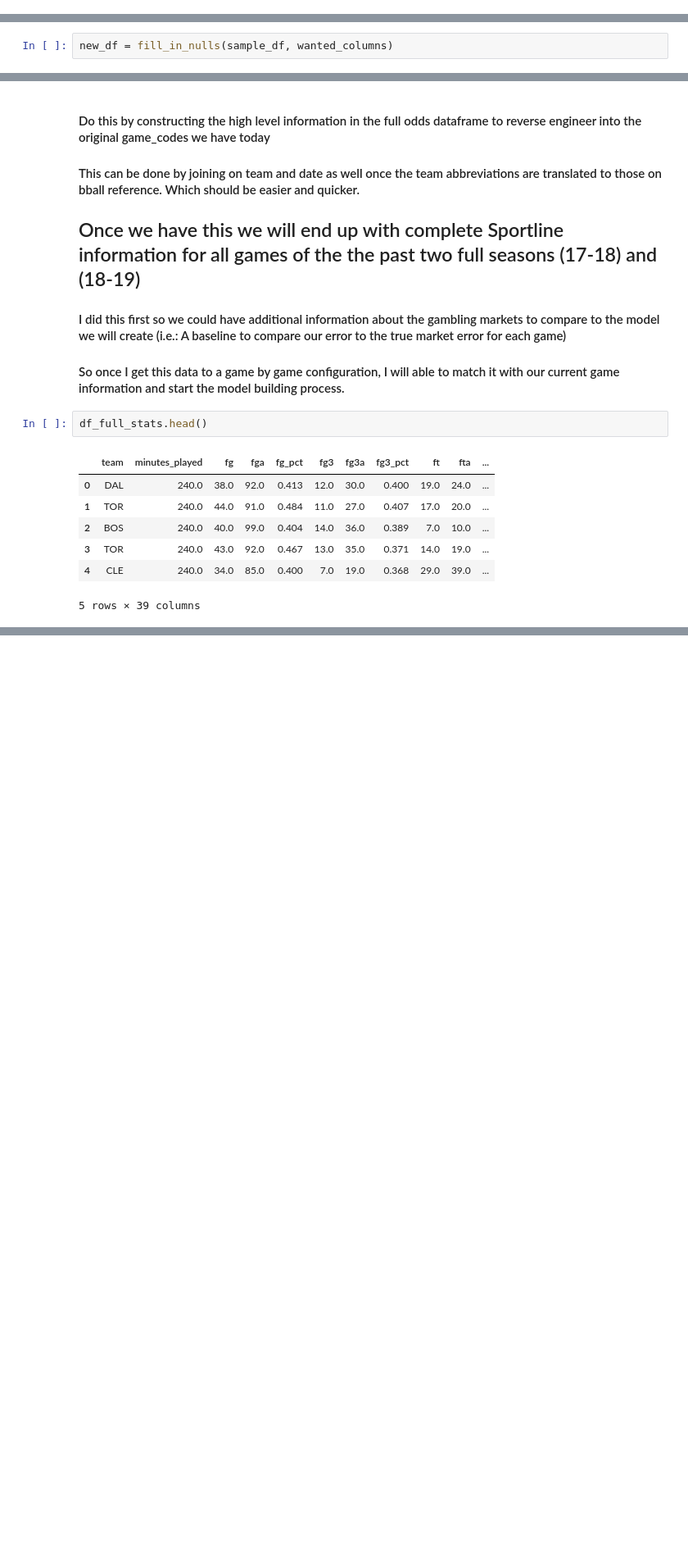
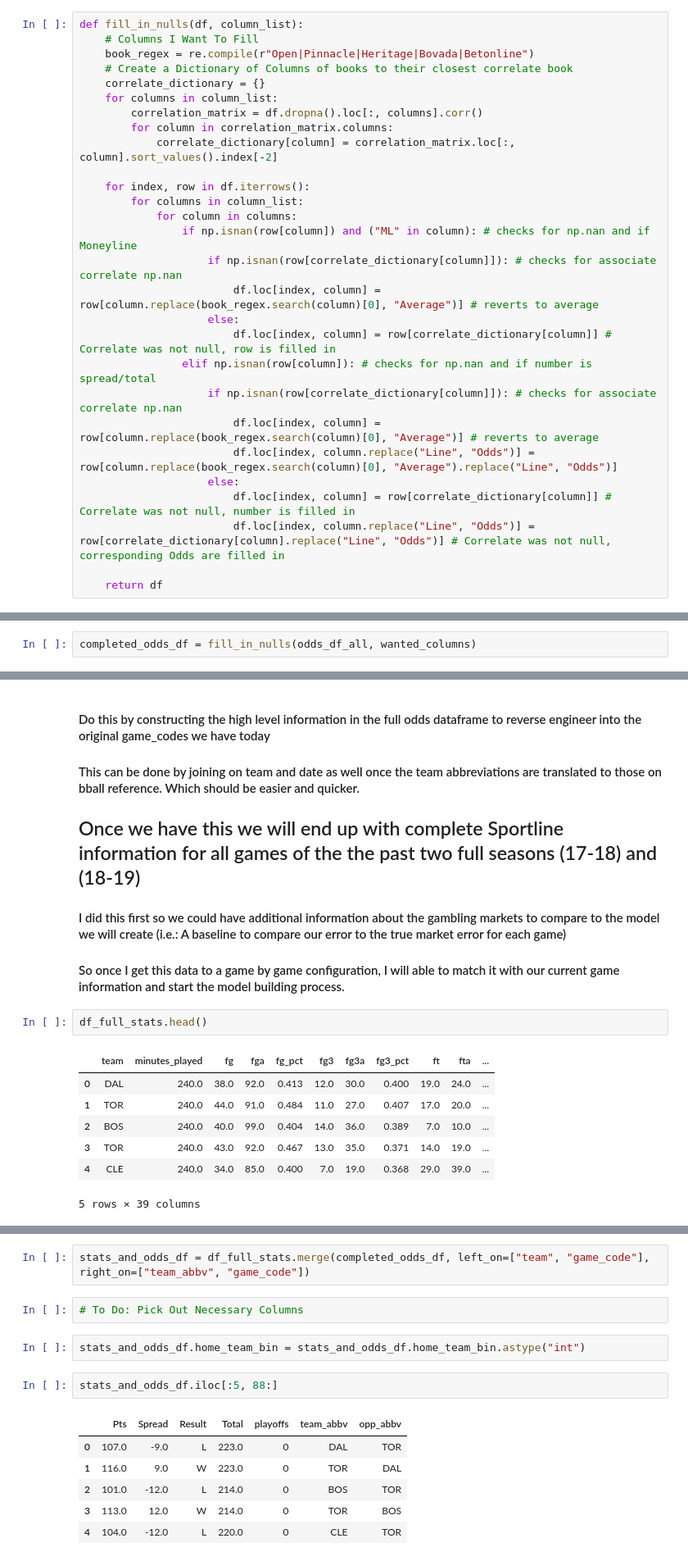
Before and after one commit to kyle-rgb/NBA_Sportsbook_Project, a Jupyter notebook: notebooks/Transforming_Stage.ipynb, the cells around one changed output, grey strips where cells are left out. Shown at 82% size. Cells and saved outputs as stored; diff of their text form; blank space fills up the shorter version.

```diff
--- a/notebooks/Transforming_Stage.ipynb
+++ b/notebooks/Transforming_Stage.ipynb
@@ -1743,8 +1323,36 @@ memory usage: 2.4+ MB
+# %%
+def fill_in_nulls(df, column_list):
+    # Columns I Want To Fill
+    book_regex = re.compile(r"Open|Pinnacle|Heritage|Bovada|Betonline")
+    # Create a Dictionary of Columns of books to their closest correlate book
+    correlate_dictionary = {}
+    for columns in column_list:
+        correlation_matrix = df.dropna().loc[:, columns].corr()
+        for column in correlation_matrix.columns:
+            correlate_dictionary[column] = correlation_matrix.loc[:, column].sort_values().index[-2]
+
+    for index, row in df.iterrows():
+        for columns in column_list:
+            for column in columns:
+                if np.isnan(row[column]) and ("ML" in column): # checks for np.nan and if Moneyline
+                    if np.isnan(row[correlate_dictionary[column]]): # checks for associate correlate np.nan
+                        df.loc[index, column] = row[column.replace(book_regex.search(column)[0], "Average")] # reverts to average
+                    else:
+                        df.loc[index, column] = row[correlate_dictionary[column]] # Correlate was not null, row is filled in
+                elif np.isnan(row[column]): # checks for np.nan and if number is spread/total
+                    if np.isnan(row[correlate_dictionary[column]]): # checks for associate correlate np.nan
+                        df.loc[index, column] = row[column.replace(book_regex.search(column)[0], "Average")] # reverts to average
+                        df.loc[index, column.replace("Line", "Odds")] = row[column.replace(book_regex.search(column)[0], "Average").replace("Line", "Odds")]
+                    else:
+                        df.loc[index, column] = row[correlate_dictionary[column]] # Correlate was not null, number is filled in
+                        df.loc[index, column.replace("Line", "Odds")] = row[correlate_dictionary[column].replace("Line", "Odds")] # Correlate was not null, corresponding Odds are filled in
+
+    return df
 # %%
 wanted_columns = [['Open_ML', 'Pinnacle_ML','Heritage_ML', 'Bovada_ML', 'Betonline_ML'],
  ['Open_Line_Spread', 'Pinnacle_Line_Spread',
  'Heritage_Line_Spread', 'Bovada_Line_Spread','Betonline_Line_Spread'],
  ['Open_Line_OU', 'Pinnacle_Line_OU','Heritage_Line_OU', 'Bovada_Line_OU','Betonline_Line_OU']]
 # %%
-new_df = fill_in_nulls(sample_df, wanted_columns)
+completed_odds_df = fill_in_nulls(odds_df_all, wanted_columns)
 # %%
@@ -1832,0 +1426,15 @@ new_df.head()
+# %%
+stats_and_odds_df = df_full_stats.merge(completed_odds_df, left_on=["team", "game_code"], right_on=["team_abbv", "game_code"])
+# %%
+# To Do: Pick Out Necessary Columns
+# %%
+stats_and_odds_df.home_team_bin = stats_and_odds_df.home_team_bin.astype("int")
+# %%
+stats_and_odds_df.iloc[:5, 88:]
+# %% [output]
+|  | Pts | Spread | Result | Total | playoffs | team_abbv | opp_abbv |
+| 0 | 107.0 | -9.0 | L | 223.0 | 0 | DAL | TOR |
+| 1 | 116.0 | 9.0 | W | 223.0 | 0 | TOR | DAL |
+| 2 | 101.0 | -12.0 | L | 214.0 | 0 | BOS | TOR |
+| 3 | 113.0 | 12.0 | W | 214.0 | 0 | TOR | BOS |
+| 4 | 104.0 | -12.0 | L | 220.0 | 0 | CLE | TOR |
```
Also changed, not shown: parts of 102 cells of this notebook, 1 other file.
